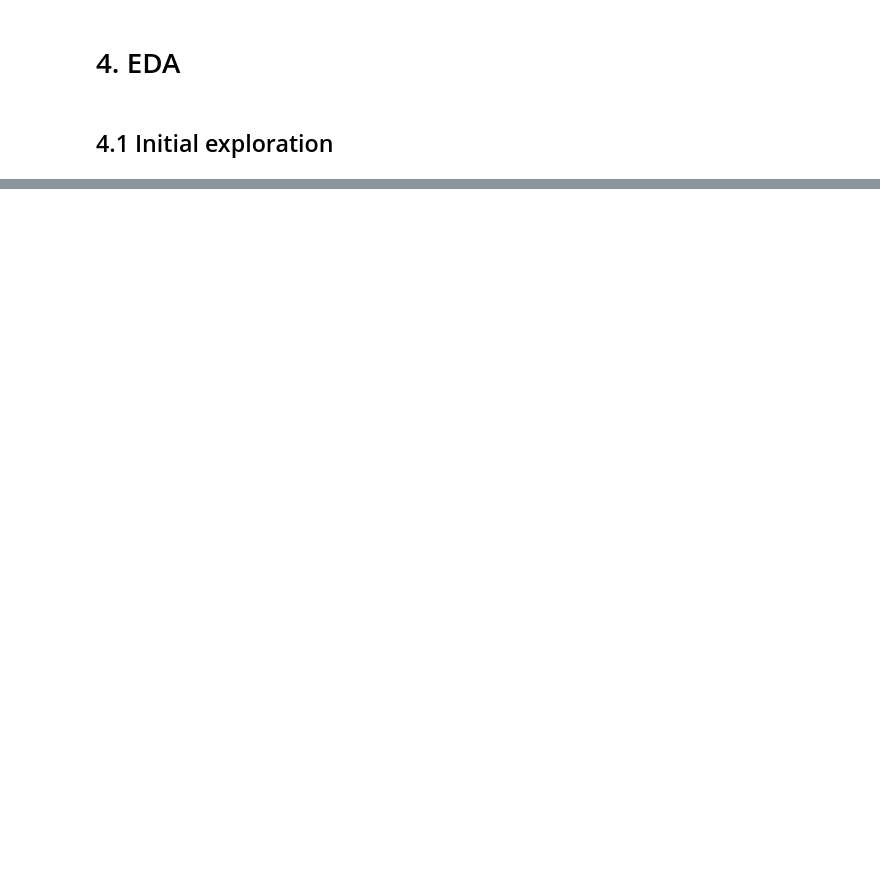
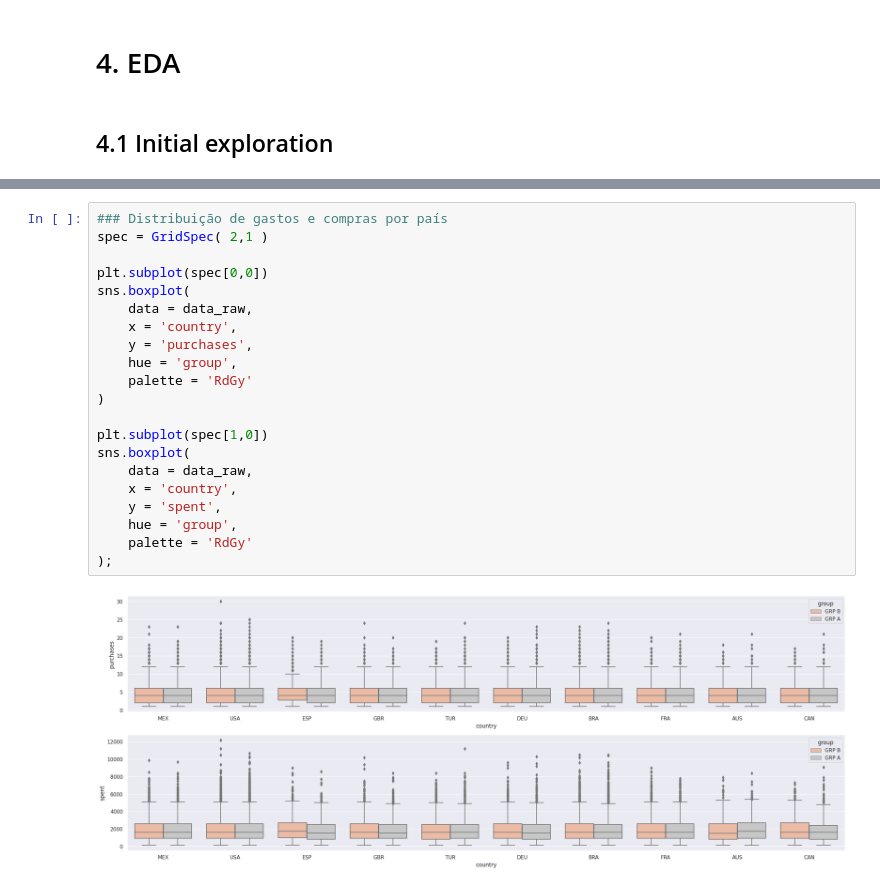
Before and after one commit to rsantosluan/ABTesting_EH, a Jupyter notebook: jnotebooks/EDA.ipynb, the cells around one changed output, grey strips where cells are left out. Cells and saved outputs as stored; diff of their text form; blank space fills up the shorter version.

```diff
--- a/jnotebooks/EDA.ipynb
+++ b/jnotebooks/EDA.ipynb
@@ -65,0 +130,23 @@ display( f'Testes iniciados {data_raw.date.min().strftime( "%d/%m/%Y" )} e finda
+# %%
+### Distribuição de gastos e compras por país
+spec = GridSpec( 2,1 )
+
+plt.subplot(spec[0,0])
+sns.boxplot(
+    data = data_raw,
+    x = 'country',
+    y = 'purchases',
+    hue = 'group',
+    palette = 'RdGy'
+)
+
+plt.subplot(spec[1,0])
+sns.boxplot(
+    data = data_raw,
+    x = 'country',
+    y = 'spent',
+    hue = 'group',
+    palette = 'RdGy'
+);
+# %% [output]
+[figure, added]
```
Also changed, not shown: parts of 13 cells of this notebook, 9 other files.
